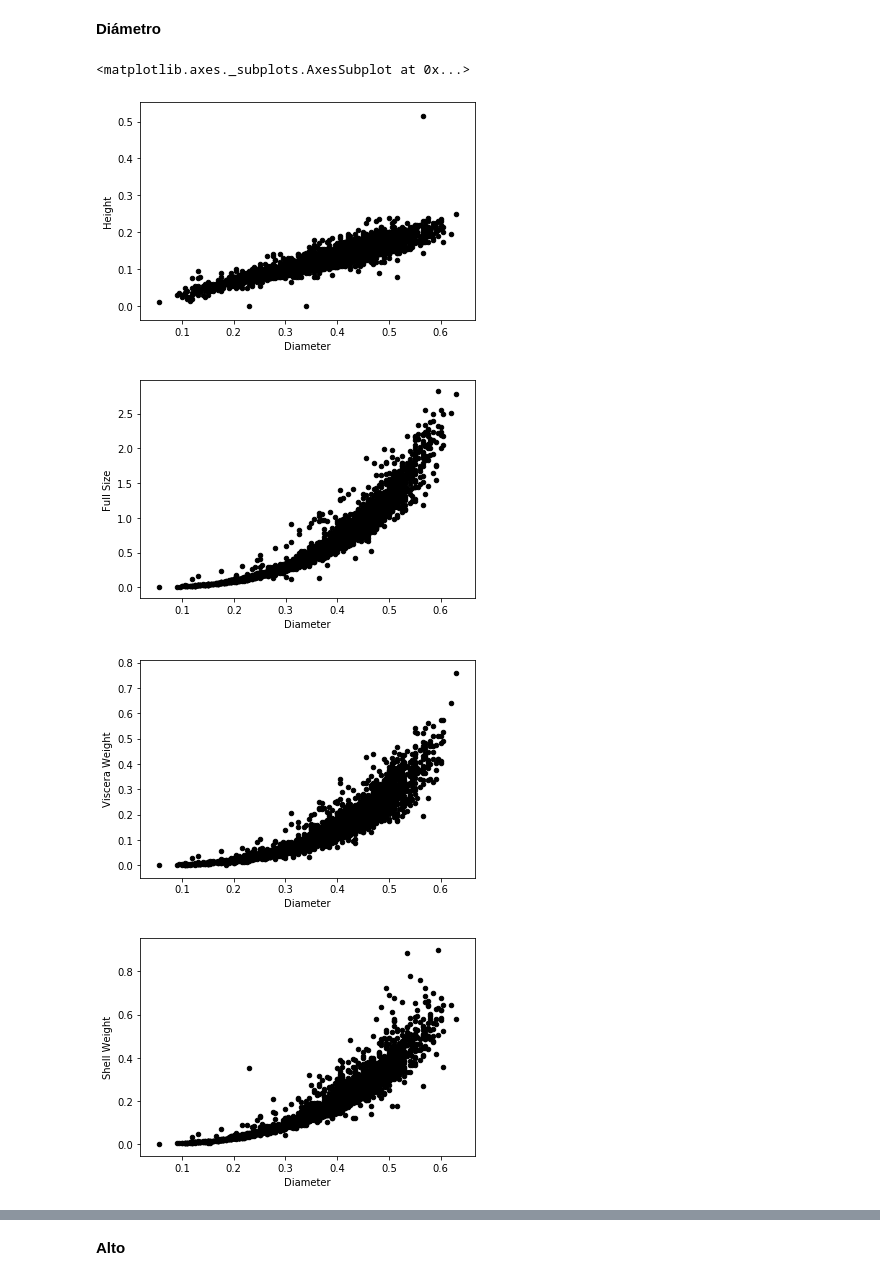
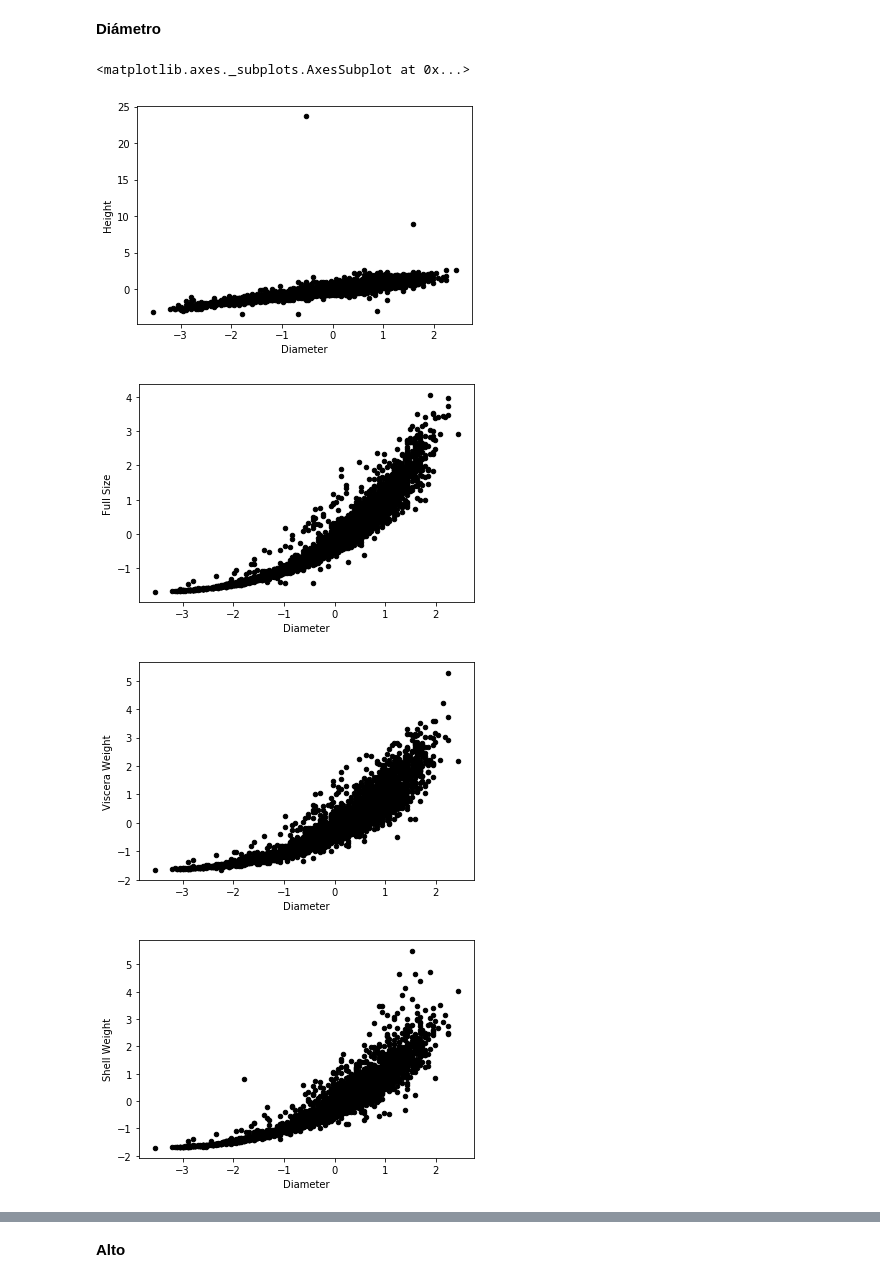
Before and after one commit to alvgaona/statistical-learning, a Jupyter notebook: classification/notebooks/exercise07.ipynb, the cells around one changed output, grey strips where cells are left out. Saved outputs shown, nothing was run; the diff lists cells and outputs as text; code cells hidden in the pictures.

```diff
--- a/classification/notebooks/exercise07.ipynb
+++ b/classification/notebooks/exercise07.ipynb
@@ -4,7 +4,7 @@
 ## Dataset
 # %%
 import pandas as pd
-abalones = pd.read_csv("../data/abalones.csv")
+df = pd.read_csv("../data/abalones.csv")
 
 print(abalones)
 # %% [output]
@@ -36,12 +36,12 @@ En principio, se analizan las variables exploratorias a partir de un Boxplot dad
 # %%
 from sklearn.preprocessing import scale
 
-# Removing female samples
-df = abalones[abalones["Gender"] != "F"]
+# Replacing male and female lables with an adult label
+df = df.replace('M', 'A').replace('F', 'A')
 
 def standarize(df, columns):
     df_scaled = scale(df)
-    return pd.DataFrame(scaled, columns = column)
+    return pd.DataFrame(df_scaled, columns = column)
 
 column = ["Length", "Diameter", "Height", "Full Size", "Meat Weight", "Viscera Weight", "Shell Weight", "Rings"]
 df_sd = standarize(df.drop("Gender", axis = 1), column)
@@ -82,15 +96,15 @@ df.plot(kind='scatter', x='Length', y='Rings', color='k')
 # %% [markdown]
 **Diámetro**
 # %%
-df.plot(kind='scatter', x='Diameter', y='Height', color='k')
-df.plot(kind='scatter', x='Diameter', y='Full Size', color='k')
-df.plot(kind='scatter', x='Diameter', y='Viscera Weight', color='k')
-df.plot(kind='scatter', x='Diameter', y='Shell Weight', color='k')
-df.plot(kind='scatter', x='Diameter', y='Meat Weight', color='k')
-df.plot(kind='scatter', x='Diameter', y='Rings', color='k')
+df_sd.plot(kind='scatter', x='Diameter', y='Height', color='k')
+df_sd.plot(kind='scatter', x='Diameter', y='Full Size', color='k')
+df_sd.plot(kind='scatter', x='Diameter', y='Viscera Weight', color='k')
+df_sd.plot(kind='scatter', x='Diameter', y='Shell Weight', color='k')
+df_sd.plot(kind='scatter', x='Diameter', y='Meat Weight', color='k')
+df_sd.plot(kind='scatter', x='Diameter', y='Rings', color='k')
 # %% [output]
 <matplotlib.axes._subplots.AxesSubplot at 0x...>
-[figure, old version]
+[figure, new version]
-[figure, old version]
+[figure, new version]
-[figure, old version]
+[figure, new version]
-[figure, old version]
+[figure, new version]
```
Also changed, not shown: parts of 23 cells of this notebook, 1 other file.
